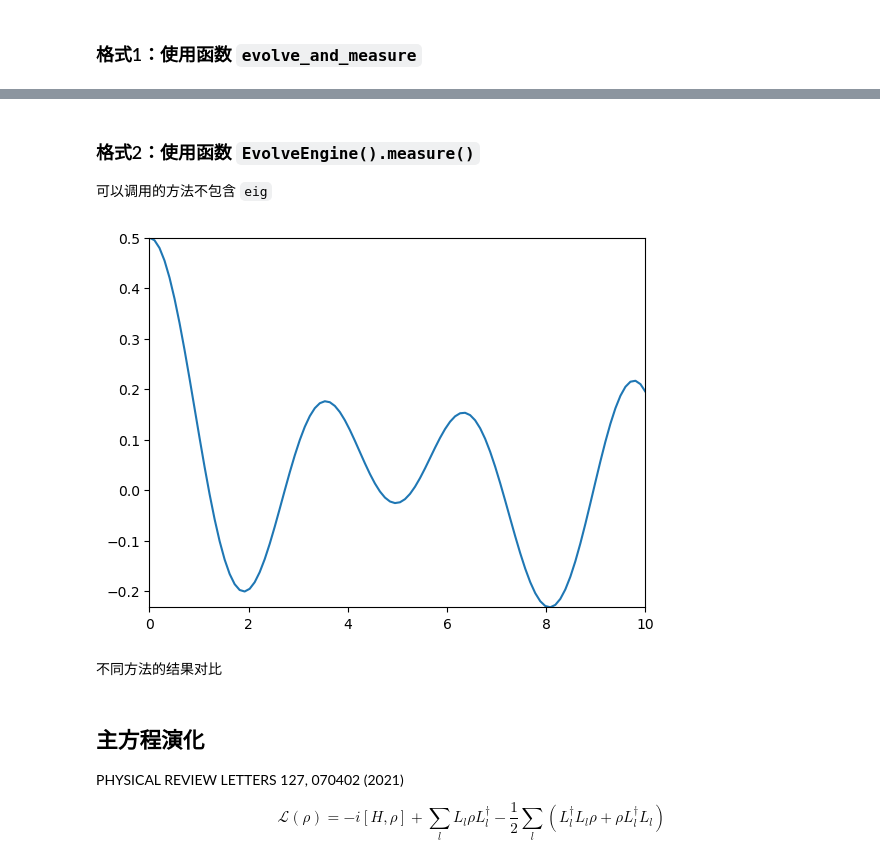
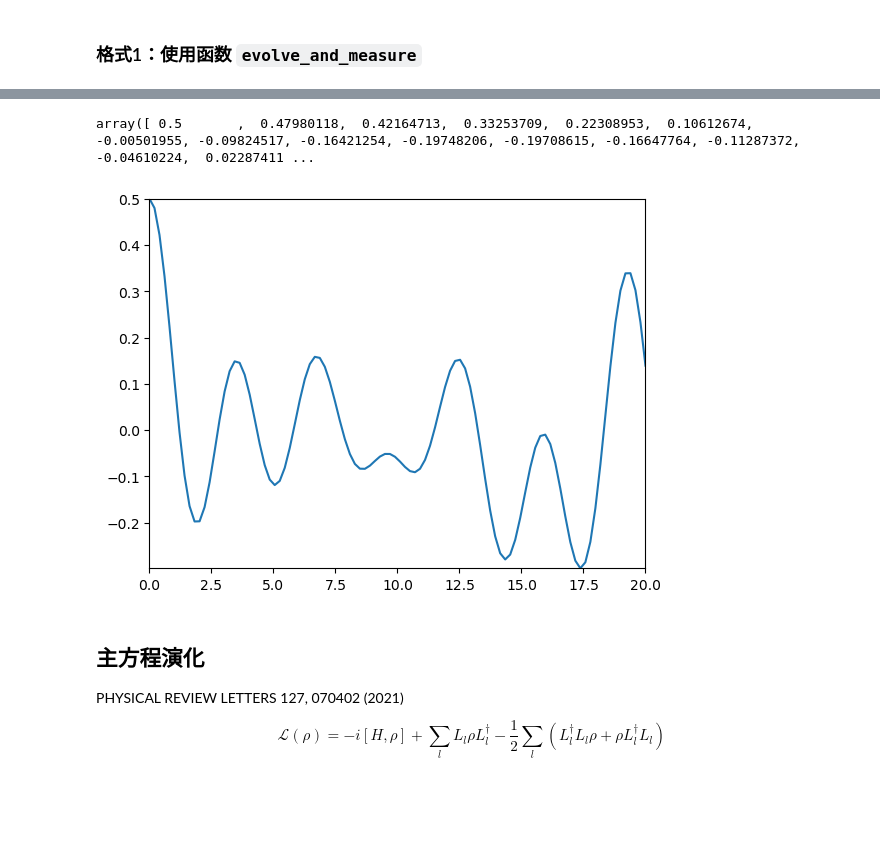
Before and after one commit to zhuhaodavid/quante, a Jupyter notebook: example/ed/evolve.ipynb, the cells around one changed output, grey strips where cells are left out. Drawn from its saved outputs; the diff is of its cells as text; code cells hidden in the pictures; blank space fills up the shorter version.

Commit message:
update evolveengine

```diff
--- a/example/ed/evolve.ipynb
+++ b/example/ed/evolve.ipynb
@@ -38,67 +36,9 @@ result_time_obs = qt.linalg.evolve_and_measure(
-# %% [markdown]
-### 格式2：使用函数 `EvolveEngine().measure()`
-
-可以调用的方法不包含 `eig`
-# %%
-import numpy as np
-import quante as qt
-op = qt.generate.operas.spin
-tlist = np.linspace(0, 10, 100)
-
-# Model
-L=10
-J, γ = 1., 0.1
-builder = op.builder()
-for l in range(L-1):
-    builder += "+-", [l+1, l], (J+γ)/2
-    builder += "+-", [l, l+1], (J-γ)/2
-ham = builder.build()
-
-basis = qt.generate.basis.spin_basis(L=L)
-hammat = ham.to_matrix(basis=basis, pauli=False, sparse=True)
-
-# Observation
-obsmatlist = [op.z(L//2).to_matrix(basis, pauli=False, sparse=True)]
-init_state = qt.generate.state.neel(L=L, down_first=True)
-
-# Plot
-evolve_engine = qt.linalg.EvolveEngine(
-    hammat, init_state, ts=tlist, normalize=True
-)
-res = evolve_engine.plot_measure(obsmatlist)  # 使用 plot_measure 可以直接绘图
-res
-# %% [output]
-[figure, removed]
-# %% [markdown]
-不同方法的结果对比
-# %%
-import quante as qt
-import numpy as np
-op = qt.generate.operas.spin
-
-L = 10
-basis = qt.generate.basis.spin_basis(L=L, Nup=L//2)
-
-# Model
-J, γ = 1., 0.
-builder = op.builder()
-for l in range(L-1):
-    builder += '+-', [l+1, l], 1/2 * (J + γ),
-    builder += '+-', [l, l+1], 1/2 * (J - γ),
-ham = builder.build()
-hammat = ham.to_matrix(basis=basis, pauli=False, sparse=False)
-
-tlist = np.linspace(0, 10, 200)
-
-init_state = qt.generate.state.neel(L=L, down_first=True, Nup=L//2)
-obsoper = [op.z(i).to_matrix(basis=basis, pauli=False, sparse=True) for i in range(L)]
-
-res = qt.linalg.evolve_and_measure(hammat, init_state, tlist, measure=obsoper, method='eig-cpu')
-# res1 = qt.linalg.evolve_and_measure(hammat, init_state, tlist, measure=obsoper, method='eig-cuda:0')
-res2 = qt.linalg.evolve_and_measure(hammat, init_state, tlist, measure=obsoper, method='mul-cpu')
-# res3 = qt.linalg.evolve_and_measure(hammat, init_state, tlist, measure=obsoper, method='mul-cuda:0')
-res4 = qt.linalg.evolve_and_measure(hammat, init_state, tlist, measure=obsoper, method='RK45')
-# list(map(np.linalg.norm, [res1 - res, res2 - res, res3 - res, res4 - res]))
+# %%
+ee = qt.linalg.make_evolve_engine(hammat, init_state, tlist, herm=True)
+ee.plot(measure=obsoper)
+# %% [output]
+array([ 0.5       ,  0.47980118,  0.42164713,  0.33253709,  0.22308953,  0.10612674, -0.00501955, -0.09824517, -0.16421254, -0.19748206, -0.19708615, -0.16647764, -0.11287372, -0.04610224,  0.02287411 ...
+[figure, added]
 # %% [markdown]
 ## 主方程演化
 
```
Also changed, not shown: parts of 10 cells of this notebook, 23 other files.
